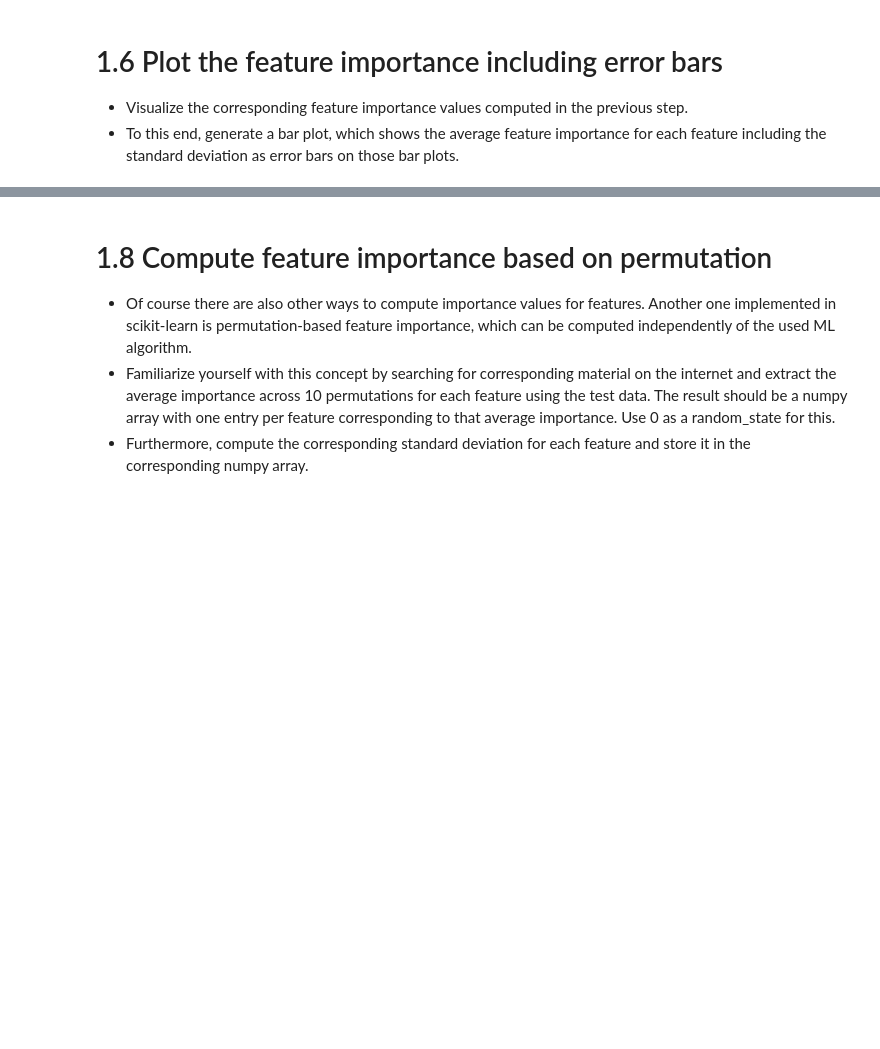
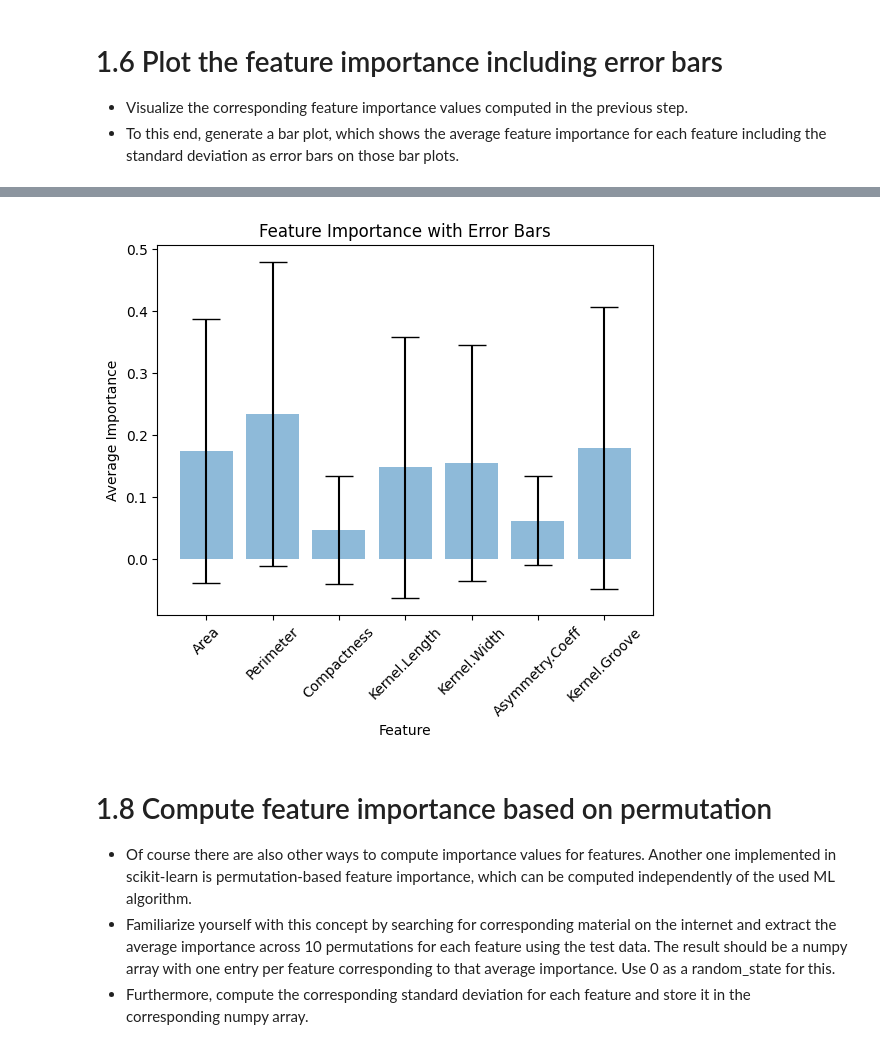
Before and after one commit to Tina-Ghn/Interpretable-MachineLearning-course, a Jupyter notebook: exercise.ipynb, the cells around one changed output, grey strips where cells are left out. Cells and saved outputs as stored; diff of their text form; code cells hidden in the pictures; blank space fills up the shorter version.

```diff
--- a/exercise.ipynb
+++ b/exercise.ipynb
@@ -45,3 +39,8 @@ X,y = # assign me
+# %%
+nan_indices = np.isnan(y)
+X = X[~nan_indices]
+y = y[~nan_indices]
+#X,y = assign me
 # %% [markdown]
 # 1.3 Split data into training and test data
 
@@ -51,4 +50,4 @@ X,y = # assign me
 # %%
 from sklearn.model_selection import train_test_split
 
-X_train, X_test, y_train, y_test = # assign me
+X_train, X_test, y_train, y_test = train_test_split(X, y, test_size=0.3, random_state=42, stratify=y)
@@ -66,12 +62,13 @@ from sklearn.ensemble import RandomForestClassifier
 from sklearn.preprocessing import StandardScaler
 from sklearn.pipeline import make_pipeline
 
-standard_scaler = # assign me
-random_forest = # assign me
+standard_scaler = StandardScaler()
+random_forest = RandomForestClassifier(n_estimators=100, random_state=0)
 
 pipeline = make_pipeline(standard_scaler, random_forest)
 
-# TODO fit pipeline
+pipeline.fit(X_train, y_train)
+pipeline
 # %% [output]
 Pipeline(steps=[('standardscaler', StandardScaler()),
                 ('randomforestclassifier',
@@ -97,0 +82,12 @@ Standard deviation of feature importances: [0.21261737 0.24466373 0.08670116 0.2
+# %%
+import numpy as np
+
+# Extract feature importances from the trained random forest
+feature_importances = pipeline.named_steps['randomforestclassifier'].feature_importances_
+
+# Calculate the average and standard deviation of feature importances
+average_importances = np.mean([tree.feature_importances_ for tree in pipeline.named_steps['randomforestclassifier'].estimators_], axis=0)
+std_importances = np.std([tree.feature_importances_ for tree in pipeline.named_steps['randomforestclassifier'].estimators_], axis=0)
+
+print(f"Average feature importances: {average_importances}.")
+print(f"Standard deviation of feature importances: {std_importances}.")
@@ -110,3 +104,20 @@ import matplotlib.pyplot as plt
+# %%
+import pandas as pd
+import matplotlib.pyplot as plt
+
+# Create a DataFrame for plotting
+
+
+
+# Plot feature importances with error bars
+plt.bar(df.columns[:-1], average_importances, yerr=std_importances, align='center', alpha=0.5, capsize=10)
+plt.xlabel('Feature')
+plt.ylabel('Average Importance')
+plt.title('Feature Importance with Error Bars')
+plt.xticks(rotation=45)
+plt.show()
+# %% [output]
+[figure, added]
 # %% [markdown]
 # 1.8 Compute feature importance based on permutation
 
```
Also changed, not shown: parts of 9 cells of this notebook.
